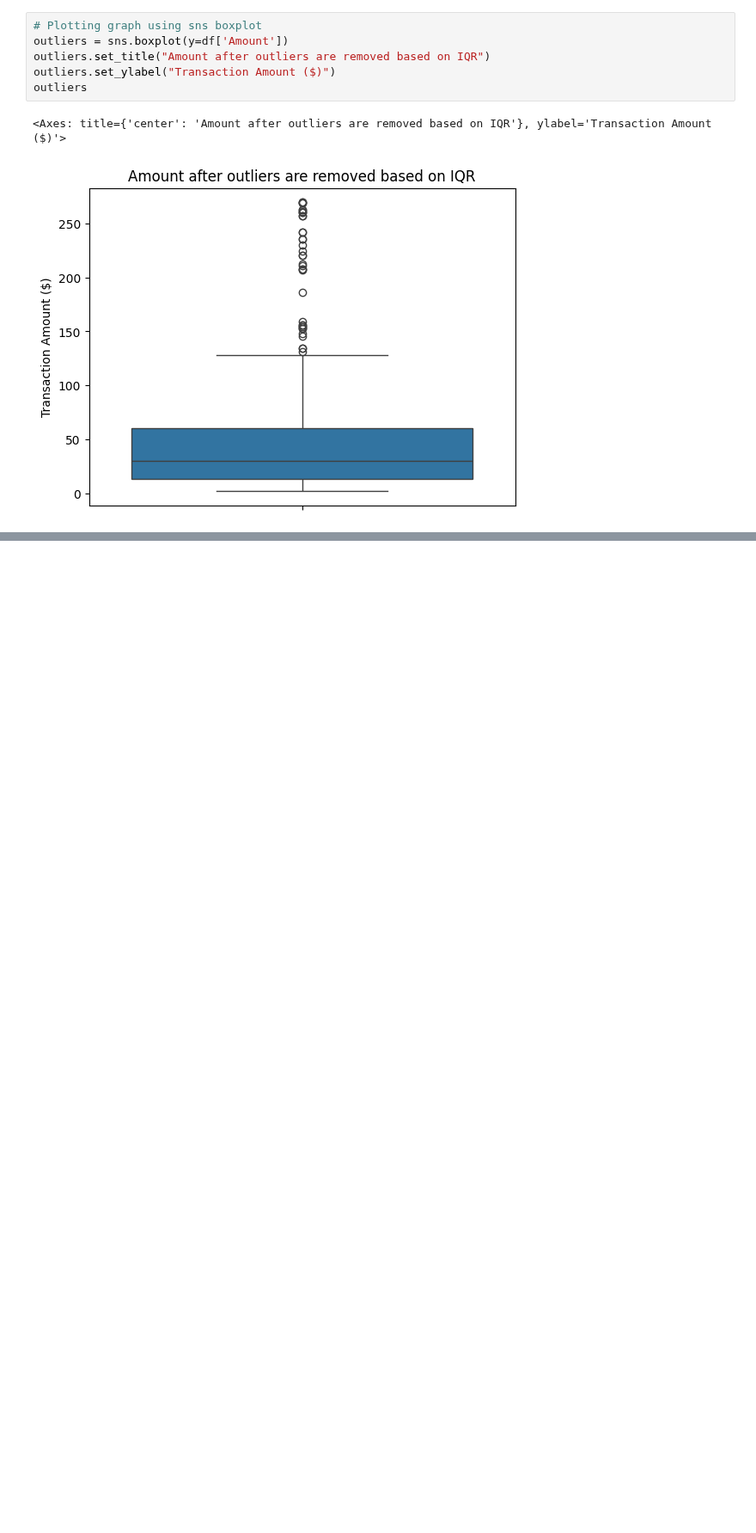
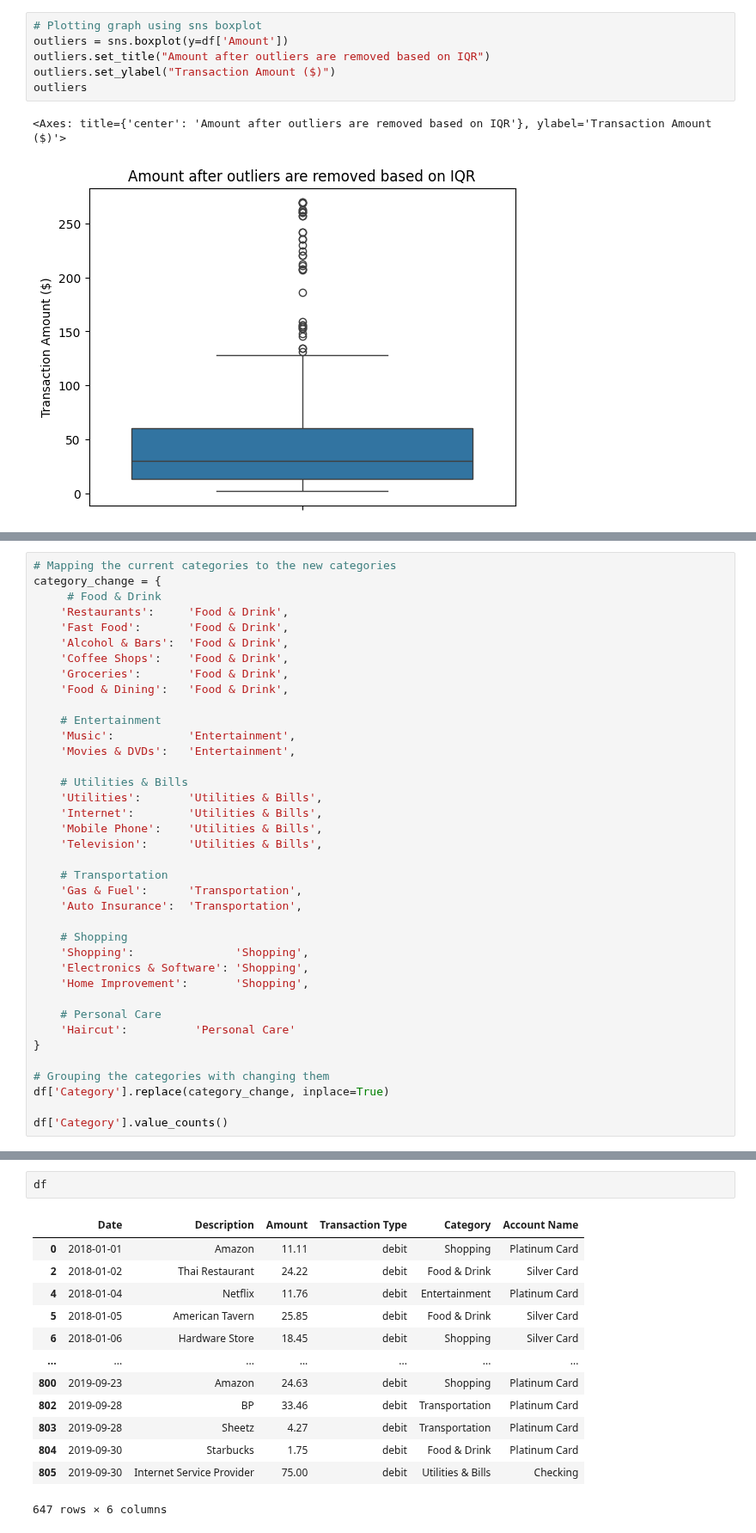
Before and after one commit to didrudals112/Finance-Forecasting-ML-Project, a Jupyter notebook: preprocessing.ipynb, the cells around one changed output, grey strips where cells are left out. Shown at 86% size. Cells and saved outputs as stored; diff of their text form; blank space fills up the shorter version.

```diff
--- a/preprocessing.ipynb
+++ b/preprocessing.ipynb
@@ -107,0 +69,38 @@ df_Month_Combined
+# %%
+# Mapping the current categories to the new categories
+category_change = {
+     # Food & Drink
+    'Restaurants':     'Food & Drink',
+    'Fast Food':       'Food & Drink',
+    'Alcohol & Bars':  'Food & Drink',
+    'Coffee Shops':    'Food & Drink',
+    'Groceries':       'Food & Drink',
+    'Food & Dining':   'Food & Drink',
+
+    # Entertainment
+    'Music':           'Entertainment',
+    'Movies & DVDs':   'Entertainment',
+
+    # Utilities & Bills
+    'Utilities':       'Utilities & Bills',
+    'Internet':        'Utilities & Bills',
+    'Mobile Phone':    'Utilities & Bills',
+    'Television':      'Utilities & Bills',
+
+    # Transportation
+    'Gas & Fuel':      'Transportation',
+    'Auto Insurance':  'Transportation',
+
+    # Shopping
+    'Shopping':               'Shopping',
+    'Electronics & Software': 'Shopping',
+    'Home Improvement':       'Shopping',
+
+    # Personal Care
+    'Haircut':          'Personal Care'
+}
+
+# Grouping the categories with changing them
+df['Category'].replace(category_change, inplace=True)
+
+df['Category'].value_counts()
@@ -107,0 +127,16 @@ df_Month_Combined
+# %%
+df
+# %% [output]
+|  | Date | Description | Amount | Transaction Type | Category | Account Name |
+| 0 | 2018-01-01 | Amazon | 11.11 | debit | Shopping | Platinum Card |
+| 2 | 2018-01-02 | Thai Restaurant | 24.22 | debit | Food & Drink | Silver Card |
+| 4 | 2018-01-04 | Netflix | 11.76 | debit | Entertainment | Platinum Card |
+| 5 | 2018-01-05 | American Tavern | 25.85 | debit | Food & Drink | Silver Card |
+| 6 | 2018-01-06 | Hardware Store | 18.45 | debit | Shopping | Silver Card |
+| ... | ... | ... | ... | ... | ... | ... |
+| 800 | 2019-09-23 | Amazon | 24.63 | debit | Shopping | Platinum Card |
+| 802 | 2019-09-28 | BP | 33.46 | debit | Transportation | Platinum Card |
+| 803 | 2019-09-28 | Sheetz | 4.27 | debit | Transportation | Platinum Card |
+| 804 | 2019-09-30 | Starbucks | 1.75 | debit | Food & Drink | Platinum Card |
+| 805 | 2019-09-30 | Internet Service Provider | 75.00 | debit | Utilities & Bills | Checking |
+647 rows × 6 columns
```
Also changed, not shown: parts of 8 cells of this notebook.
